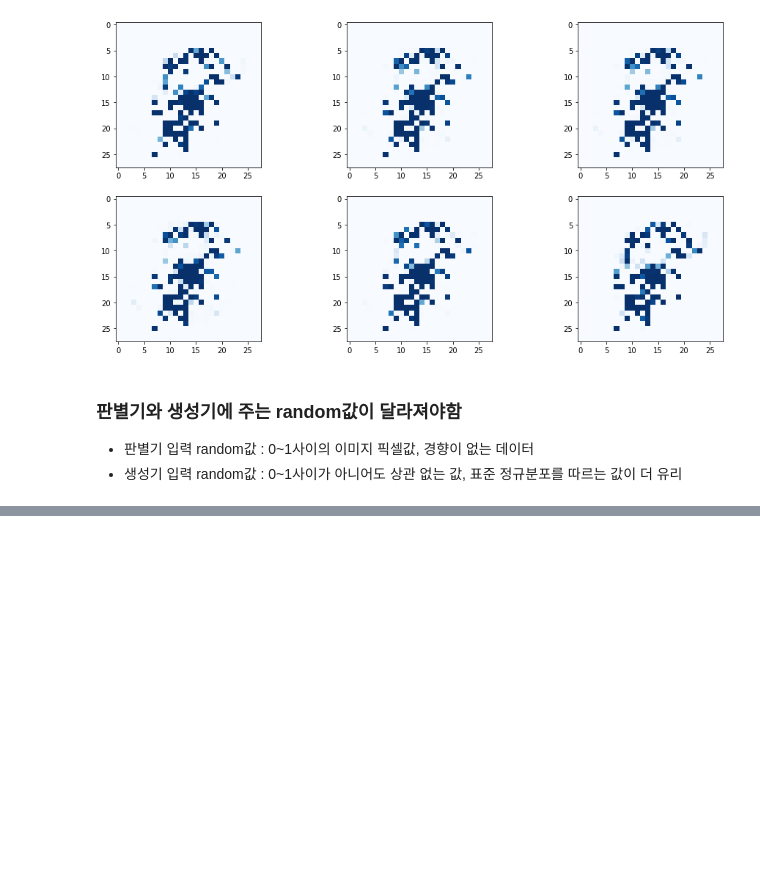
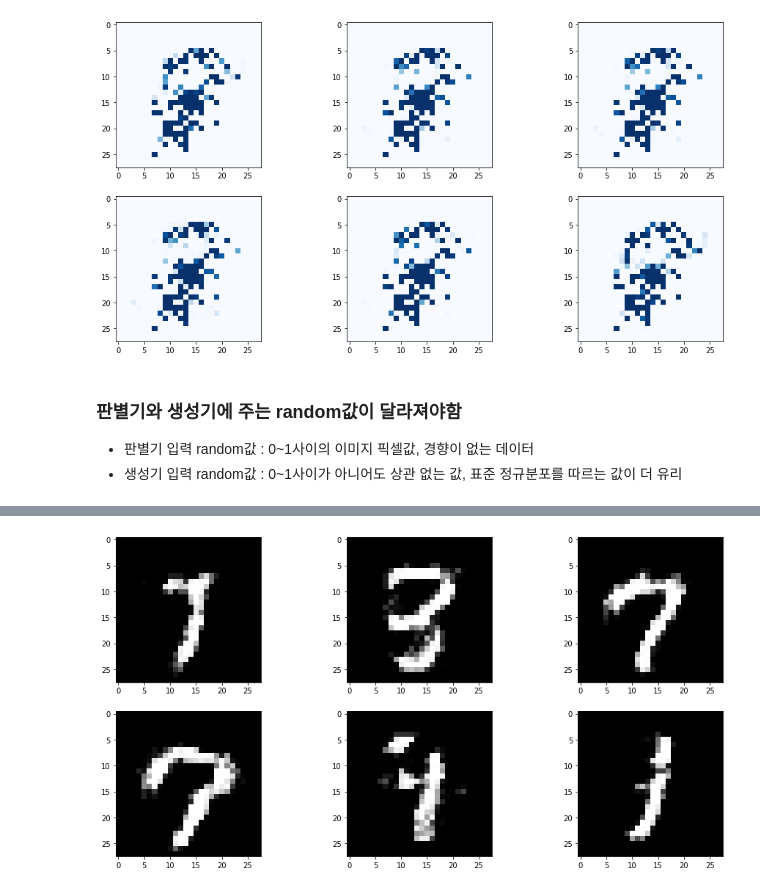
Before and after one commit to kkyuhun94/-TIL, a Jupyter notebook: GAN/GAN_3.ipynb, the cells around one changed output, grey strips where cells are left out. Cells and saved outputs as stored; diff of their text form; code cells hidden in the pictures; blank space fills up the shorter version.

```diff
--- a/GAN/GAN_3.ipynb
+++ b/GAN/GAN_3.ipynb
@@ -420,0 +465,23 @@ G.plot_progress()
+# %%
+%%time
+
+# train Discriminator and Generator
+epochs = 5
+
+for epoch in range(epochs):
+    print ("epoch = ", epoch + 1)
+
+    for label, image_data_tensor, target_tensor in mnist_dataset:
+
+        # train discriminator on true : 실제 데이터 - 1.0
+        D.train(image_data_tensor, torch.FloatTensor([1.0]))
+
+        # train discriminator on false : 가짜 데이터 - 0.0
+        # use detach() so gradients in G are not calculated : G의 기울기가 계산되지 않게 detach 사용
+        D.train(G.forward(generate_random_seed(100)).detach(), torch.FloatTensor([0.0]))
+
+        # train generator
+        G.train(D, generate_random_seed(100), torch.FloatTensor([1.0]))
+
+
+        pass
@@ -420,0 +506,14 @@ G.plot_progress()
+# %%
+# plot several outputs from the trained generator
+
+# plot a 3 column, 2 row array of generated images
+f, axarr = plt.subplots(2,3, figsize=(16,8))
+for i in range(2):
+    for j in range(3):
+        output = G.forward(generate_random_seed(100))
+        img = output.detach().numpy().reshape(28,28)
+        axarr[i,j].imshow(img, interpolation='none', cmap='gray')
+        pass
+    pass
+# %% [output]
+[figure, added]
```
Also changed, not shown: parts of 25 cells of this notebook, 1 other file.
